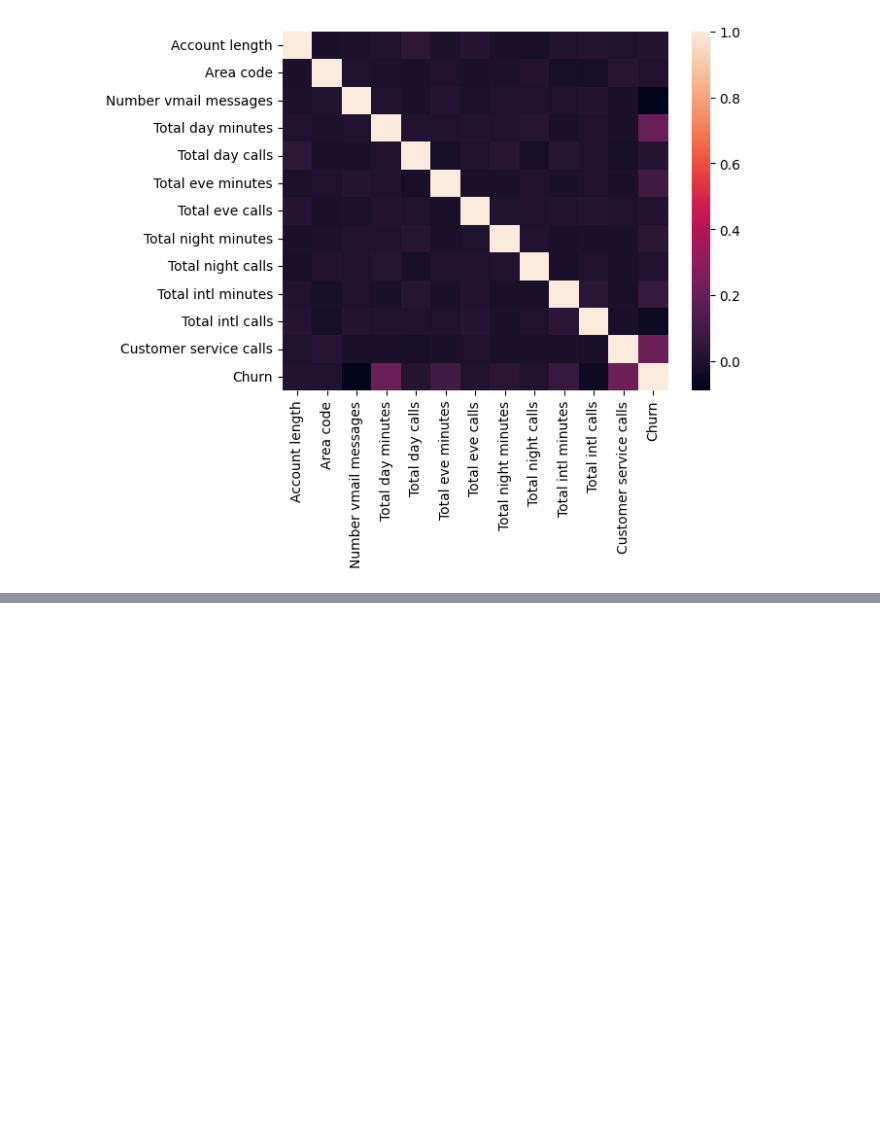
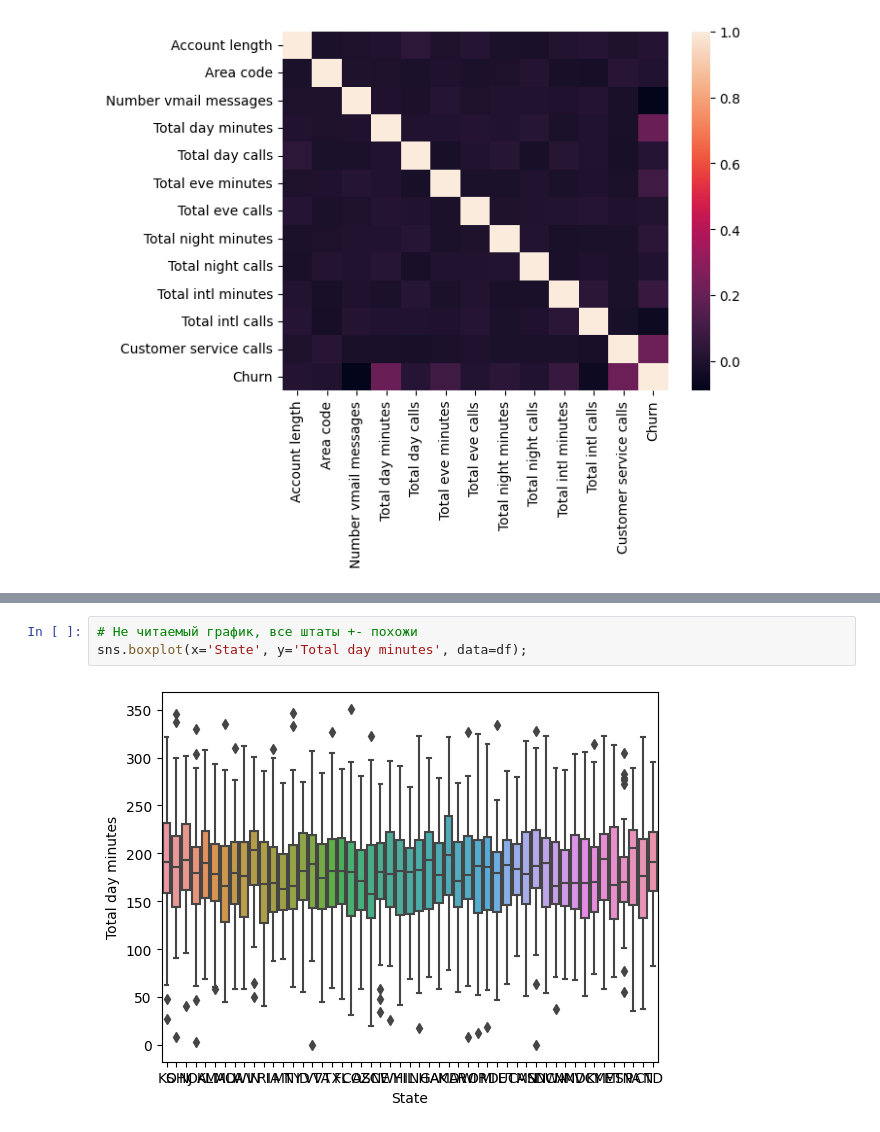
Before and after one commit to Zetis659/mlcourse.ai, a Jupyter notebook: Lessons/Lesson2 Visualisation/Lesson2.ipynb, the cells around one changed output, grey strips where cells are left out. Drawn from its saved outputs; the diff is of its cells as text; blank space fills up the shorter version.

```diff
--- a/Lessons/Lesson2 Visualisation/Lesson2.ipynb
+++ b/Lessons/Lesson2 Visualisation/Lesson2.ipynb
@@ -203,0 +212,5 @@ sns.heatmap(df.corr());
+# %%
+# Не читаемый график, все штаты +- похожи
+sns.boxplot(x='State', y='Total day minutes', data=df);
+# %% [output]
+[figure, added]
```
Also changed, not shown: parts of 26 cells of this notebook, 1 other file.
